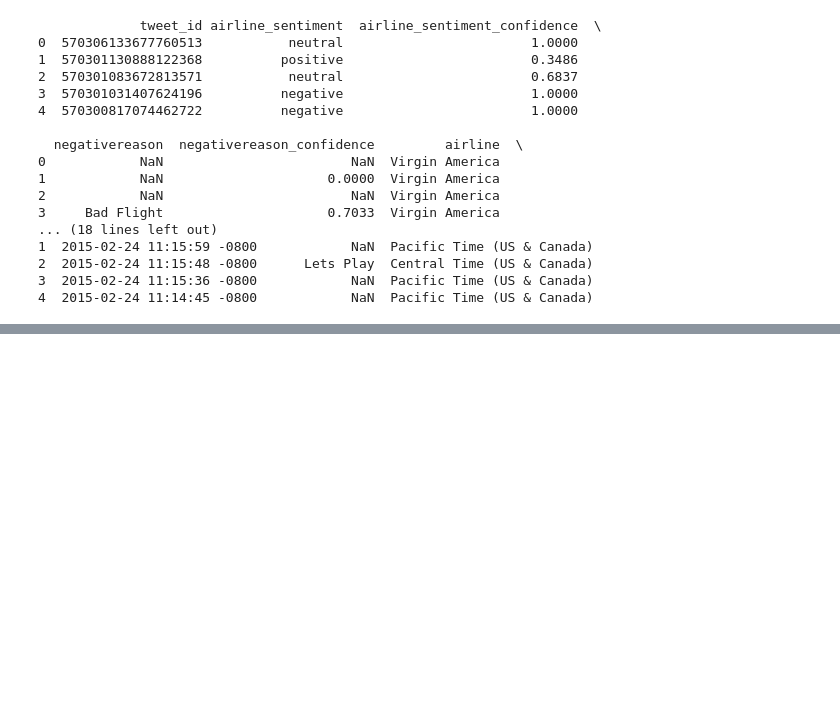
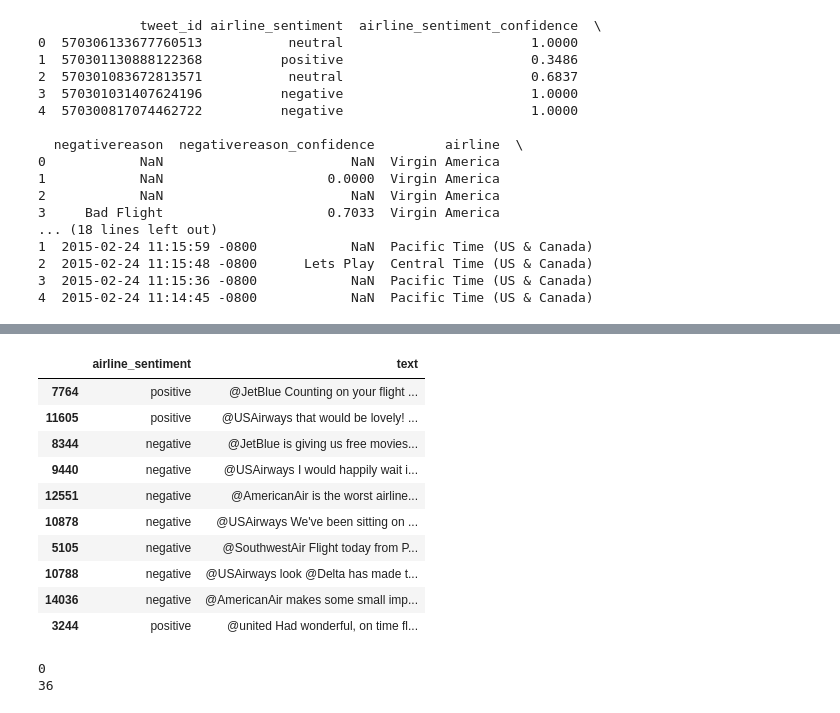
Before and after one commit to sarfraspc/Sentiment-Analysis, a Jupyter notebook: notebook/eda.ipynb, the cells around one changed output, grey strips where cells are left out. Drawn from its saved outputs; the diff is of its cells as text; code cells hidden in the pictures; blank space fills up the shorter version.

```diff
--- a/notebook/eda.ipynb
+++ b/notebook/eda.ipynb
@@ -23,0 +93,20 @@ print(df.head())
+# %%
+df[['airline_sentiment', 'text']].sample(10)
+# %% [output]
+|  | airline_sentiment | text |
+| 7764 | positive | @JetBlue Counting on your flight ... |
+| 11605 | positive | @USAirways that would be lovely! ... |
+| 8344 | negative | @JetBlue is giving us free movies... |
+| 9440 | negative | @USAirways I would happily wait i... |
+| 12551 | negative | @AmericanAir is the worst airline... |
+| 10878 | negative | @USAirways We've been sitting on ... |
+| 5105 | negative | @SouthwestAir Flight today from P... |
+| 10788 | negative | @USAirways look @Delta has made t... |
+| 14036 | negative | @AmericanAir makes some small imp... |
+| 3244 | positive | @united Had wonderful, on time fl... |
+# %%
+print(df['text'].isnull().sum())
+print(df.duplicated().sum())
+# %% [output]
+0
+36
```
Also changed, not shown: parts of 5 cells of this notebook, 12 other files.
